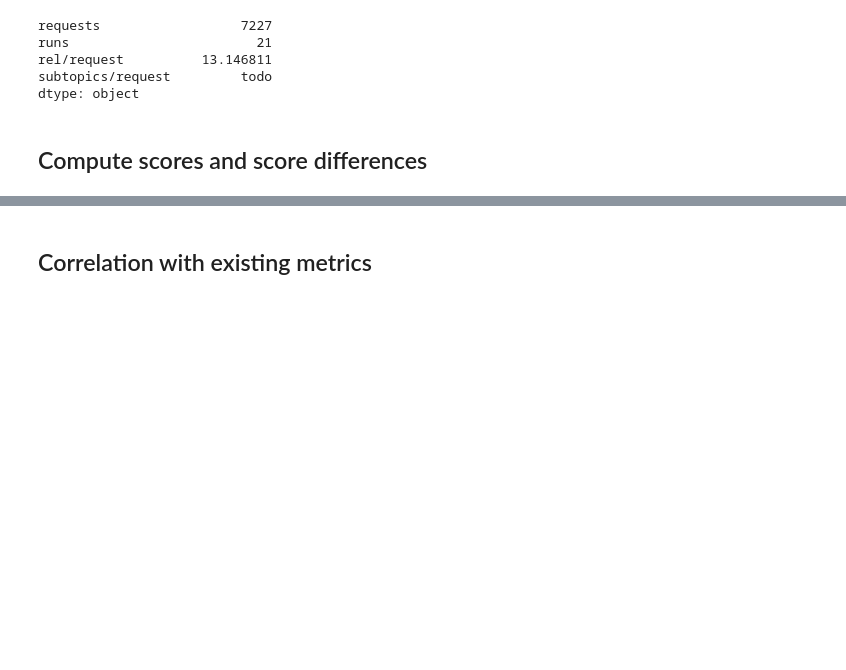
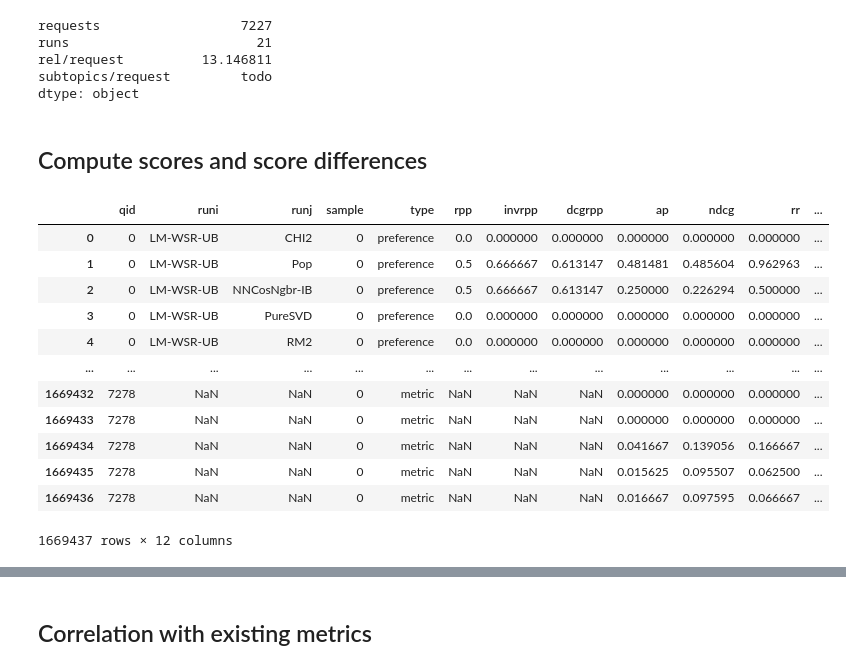
Before and after one commit to SitaraLiang/ir-rpp-project, a Jupyter notebook: experiments/vlad/statistics_on_scores.ipynb, the cells around one changed output, grey strips where cells are left out. Drawn from its saved outputs; the diff is of its cells as text; code cells hidden in the pictures; blank space fills up the shorter version.

Commit message:
adapt preference aggregation (with option of creating missing values) to notebooks

```diff
--- a/experiments/vlad/statistics_on_scores.ipynb
+++ b/experiments/vlad/statistics_on_scores.ipynb
@@ -38,4 +38,18 @@ summary, preferences, raw_metrics = evaluate_preferences(
     query_eval_wanted=True
 )
 # %%
-df_metric_diffs = pd.DataFrame(preferences)
+df_preferences = pd.DataFrame(preferences)
+# %% [output]
+|  | qid | runi | runj | sample | type | rpp | invrpp | dcgrpp | ap | ndcg | rr | ... |
+| 0 | 0 | LM-WSR-UB | CHI2 | 0 | preference | 0.0 | 0.000000 | 0.000000 | 0.000000 | 0.000000 | 0.000000 | ... |
+| 1 | 0 | LM-WSR-UB | Pop | 0 | preference | 0.5 | 0.666667 | 0.613147 | 0.481481 | 0.485604 | 0.962963 | ... |
+| 2 | 0 | LM-WSR-UB | NNCosNgbr-IB | 0 | preference | 0.5 | 0.666667 | 0.613147 | 0.250000 | 0.226294 | 0.500000 | ... |
+| 3 | 0 | LM-WSR-UB | PureSVD | 0 | preference | 0.0 | 0.000000 | 0.000000 | 0.000000 | 0.000000 | 0.000000 | ... |
+| 4 | 0 | LM-WSR-UB | RM2 | 0 | preference | 0.0 | 0.000000 | 0.000000 | 0.000000 | 0.000000 | 0.000000 | ... |
+| ... | ... | ... | ... | ... | ... | ... | ... | ... | ... | ... | ... | ... |
+| 1669432 | 7278 | NaN | NaN | 0 | metric | NaN | NaN | NaN | 0.000000 | 0.000000 | 0.000000 | ... |
+| 1669433 | 7278 | NaN | NaN | 0 | metric | NaN | NaN | NaN | 0.000000 | 0.000000 | 0.000000 | ... |
+| 1669434 | 7278 | NaN | NaN | 0 | metric | NaN | NaN | NaN | 0.041667 | 0.139056 | 0.166667 | ... |
+| 1669435 | 7278 | NaN | NaN | 0 | metric | NaN | NaN | NaN | 0.015625 | 0.095507 | 0.062500 | ... |
+| 1669436 | 7278 | NaN | NaN | 0 | metric | NaN | NaN | NaN | 0.016667 | 0.097595 | 0.066667 | ... |
+1669437 rows × 12 columns
```
Also changed, not shown: parts of 4 cells of this notebook, 2 other files.
